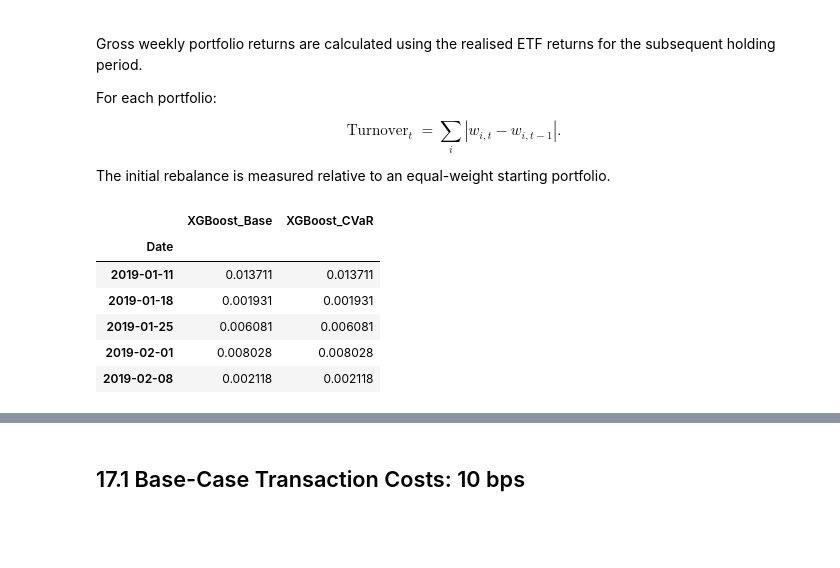
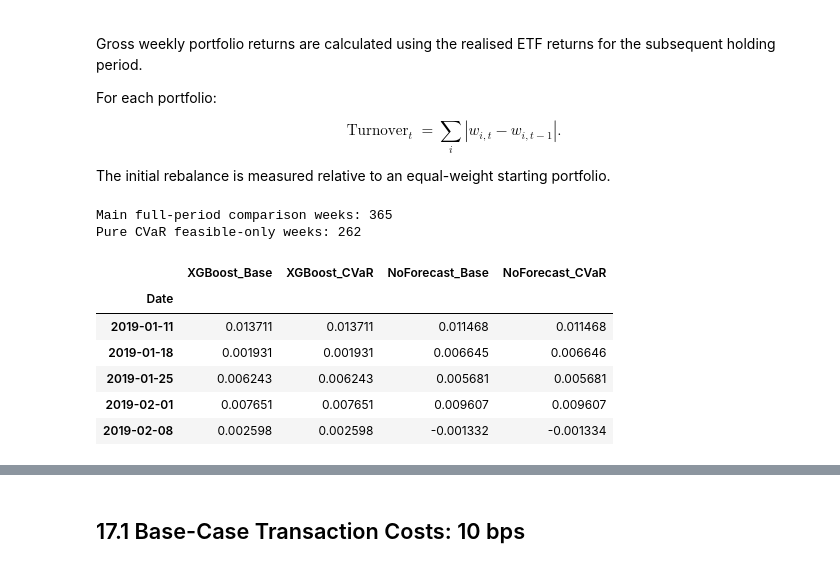
Before and after one commit to VDS2k22/cvar-aware-portfolio-allocation, a Jupyter notebook: notebooks/MScFE_690_CVaR_Transaction_Costs.ipynb, the cells around one changed output, grey strips where cells are left out. Saved outputs shown, nothing was run; the diff lists cells and outputs as text; code cells hidden in the pictures; blank space fills up the shorter version.

```diff
--- a/notebooks/MScFE_690_CVaR_Transaction_Costs.ipynb
+++ b/notebooks/MScFE_690_CVaR_Transaction_Costs.ipynb
@@ -1135,37 +1335,68 @@ The initial rebalance is measured relative to an equal-weight starting portfolio
 # %%
 def pivot_weights(weight_table, portfolio_name):
     subset = weight_table[weight_table["Portfolio"] == portfolio_name]
     return (
         subset.pivot(index="Return_Date", columns="Ticker", values="Weight")
         .reindex(columns=TICKERS)
         .sort_index()
     )
 
 
+# Keep the feasible-only CVaR series for secondary analysis.
 base_weights = pivot_weights(portfolio_weights, "XGBoost_Base")
-cvar_weights = pivot_weights(portfolio_weights, "XGBoost_CVaR")
+cvar_pure_weights = pivot_weights(portfolio_weights, "XGBoost_CVaR")
+pure_common_dates = base_weights.index.intersection(cvar_pure_weights.index)
 
-common_dates = base_weights.index.intersection(cvar_weights.index)
-base_weights = base_weights.loc[common_dates]
-cvar_weights = cvar_weights.loc[common_dates]
+pure_base_weights = base_weights.loc[pure_common_dates]
+pure_cvar_weights = cvar_pure_weights.loc[pure_common_dates]
+pure_realised_weekly = weekly_returns.reindex(index=pure_common_dates, columns=TICKERS)
 
-realised_weekly = weekly_returns.reindex(index=common_dates, columns=TICKERS)
+pure_gross_returns = pd.DataFrame(index=pure_common_dates)
+pure_gross_returns["XGBoost_Base"] = (pure_base_weights * pure_realised_weekly).sum(axis=1)
+pure_gross_returns["XGBoost_CVaR"] = (pure_cvar_weights * pure_realised_weekly).sum(axis=1)
+pure_gross_returns.index.name = "Date"
 
-gross_returns = pd.DataFrame(index=common_dates)
-gross_returns["XGBoost_Base"] = (base_weights * realised_weekly).sum(axis=1)
-gross_returns["XGBoost_CVaR"] = (cvar_weights * realised_weekly).sum(axis=1)
+
+# Full-period operational 2 x 2 weight matrices.
+cvar_weights = operational_cvar_weights.copy()
+no_forecast_base_weights = pivot_weights(no_forecast_weights_long, "NoForecast_Base")
+no_forecast_cvar_weights = pivot_weights(no_forecast_weights_long, "NoForecast_CVaR")
+
+analysis_dates = base_weights.index.copy()
+weight_matrices = {
+    "XGBoost_Base": base_weights.reindex(analysis_dates),
+    "XGBoost_CVaR": cvar_weights.reindex(analysis_dates),
+    "NoForecast_Base": no_forecast_base_weights.reindex(analysis_dates),
+    "NoForecast_CVaR": no_forecast_cvar_weights.reindex(analysis_dates),
+}
+
+for name, matrix in weight_matrices.items():
+    if matrix.isna().any().any():
+        missing_weeks = matrix.isna().any(axis=1).sum()
+        raise RuntimeError(f"{name} is missing weights for {missing_weeks} test weeks.")
+
+realised_weekly = weekly_returns.reindex(index=analysis_dates, columns=TICKERS)
+
+gross_returns = pd.DataFrame(index=analysis_dates)
+for name, matrix in weight_matrices.items():
+    gross_returns[name] = (matrix * realised_weekly).sum(axis=1)
 
 gross_returns.index.name = "Date"
+common_dates = analysis_dates  # retained for downstream cells
 
+print("Main full-period comparison weeks:", len(gross_returns))
+print("Pure CVaR feasible-only weeks:", len(pure_gross_returns))
 display(gross_returns.head())
 # %% [output]
+Main full-period comparison weeks: 365
+Pure CVaR feasible-only weeks: 262
-|  | XGBoost_Base | XGBoost_CVaR |
-| Date |  |  |
-| 2019-01-11 | 0.013711 | 0.013711 |
-| 2019-01-18 | 0.001931 | 0.001931 |
-| 2019-01-25 | 0.006081 | 0.006081 |
-| 2019-02-01 | 0.008028 | 0.008028 |
-| 2019-02-08 | 0.002118 | 0.002118 |
+|  | XGBoost_Base | XGBoost_CVaR | NoForecast_Base | NoForecast_CVaR |
+| Date |  |  |  |  |
+| 2019-01-11 | 0.013711 | 0.013711 | 0.011468 | 0.011468 |
+| 2019-01-18 | 0.001931 | 0.001931 | 0.006645 | 0.006646 |
+| 2019-01-25 | 0.006243 | 0.006243 | 0.005681 | 0.005681 |
+| 2019-02-01 | 0.007651 | 0.007651 | 0.009607 | 0.009607 |
+| 2019-02-08 | 0.002598 | 0.002598 | -0.001332 | -0.001334 |
 # %%
 def calculate_turnover(weight_matrix, initial_weights):
     turnover = pd.Series(index=weight_matrix.index, dtype=float)
```
Also changed, not shown: parts of 48 cells of this notebook.
